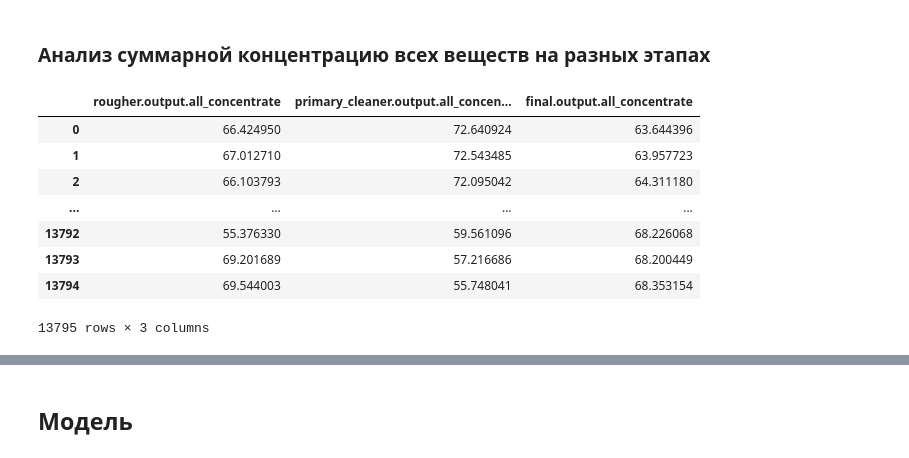
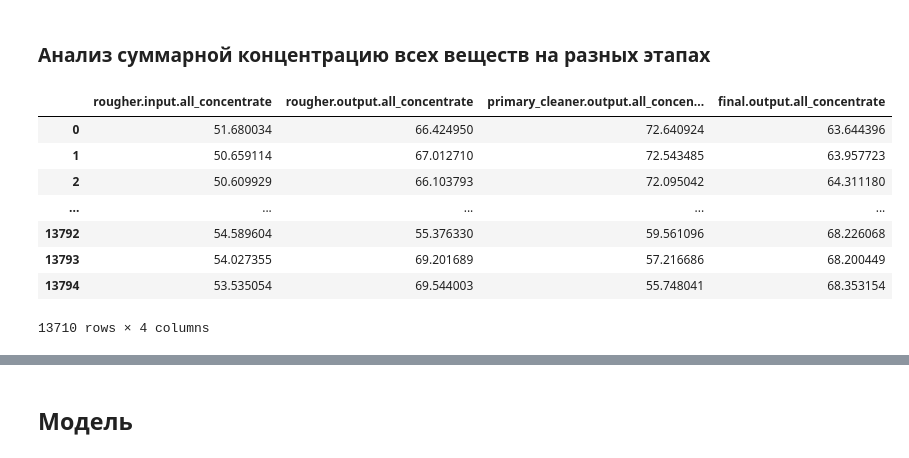
Before and after one commit to Danspers/9.Gold-recovery, a Jupyter notebook: Gold_recovery.ipynb, the cells around one changed output, grey strips where cells are left out. Saved outputs shown, nothing was run; the diff lists cells and outputs as text; code cells hidden in the pictures.

```diff
--- a/Gold_recovery.ipynb
+++ b/Gold_recovery.ipynb
@@ -576,0 +528,9 @@ for df in [df_train, df_test, df_full]:
+# %%
+# визуализация распределения значений признаков в датафрейме
+for col in new_columns[1:]:
+    print('\n')
+    plt.figure(figsize=(10.7, 5.7))
+    plt.boxplot(df_full[col])
+    plt.title('Графики распределения значений п-ра: ' + col)
+    plt.ylabel('Шкала значений параметра')
+    plt.show()
@@ -651,0 +659,4 @@ plt.show();
+# %%
+# аномальный объект с черезвычайно высокой конц. серебра (Ag)
+display(df_train[df_train['rougher.output.concentrate_ag'] > 23])
+df_train.drop(df_train[df_train['rougher.output.concentrate_ag'] > 23].index, inplace=True)
@@ -651,0 +667,5 @@ plt.show();
+# %%
+# аномальный объект с нулевой концентрацией золота (Au)
+for col in concentr_au.columns:
+    display(df_train[df_train[col] == 0])
+    df_train.drop(df_train[df_train[col] == 0].index, inplace=True)
@@ -700,7 +763,10 @@ plt.show();
 # %%
 # аномалии
 display(df_train[df_train['primary_cleaner.input.feed_size'] < 2])
+df_train.drop(df_train[df_train['primary_cleaner.input.feed_size'] < 2].index, inplace=True)
+
 display(df_test[df_test['primary_cleaner.input.feed_size'] > 11])
+df_test.drop(df_test[df_test['primary_cleaner.input.feed_size'] > 11].index, inplace=True)
 # %% [output]
 |  | date | rougher.calculation.sulfate_to_au... | rougher.calculation.floatbank10_s... | rougher.calculation.floatbank11_s... | rougher.calculation.au_pb_ratio | ... |
 | 12891 | 2018-06-30 16:59:59 | 34991.889384 | 2819.221974 | 2818.660038 | 1.383913 | ... |
@@ -723,33 +789,39 @@ ___
 # %%
 df_train_all_concentrate = pd.DataFrame()
 
+# дробление (конец этапа)
+df_train_all_concentrate['rougher.input.all_concentrate'] = df_train[['rougher.input.feed_ag',
+                                                                      'rougher.input.feed_pb',
+                                                                      'rougher.input.feed_sol',
+                                                                      'rougher.input.feed_au']].sum(axis=1)
+
 # грубый этап (флотация)
 df_train_all_concentrate['rougher.output.all_concentrate'] = df_train[['rougher.output.concentrate_ag',
-                                                       'rougher.output.concentrate_pb',
-                                                       'rougher.output.concentrate_sol',
-                                                       'rougher.output.concentrate_au']].sum(axis=1)
+                                                                       'rougher.output.concentrate_pb',
+                                                                       'rougher.output.concentrate_sol',
+                                                                       'rougher.output.concentrate_au']].sum(axis=1)
 
 # первичный чистовой этап
 df_train_all_concentrate['primary_cleaner.output.all_concentrate'] = df_train[['primary_cleaner.output.concentrate_ag',
-                                                               'primary_cleaner.output.concentrate_pb',
-                                                               'primary_cleaner.output.concentrate_sol',
-                                                               'primary_cleaner.output.concentrate_au']].sum(axis=1)
+                                                                       'primary_cleaner.output.concentrate_pb',
+                                                                       'primary_cleaner.output.concentrate_sol',
+                                                                       'primary_cleaner.output.concentrate_au']].sum(axis=1)
 
 # вторичный чистовой этап / финальный результат
 df_train_all_concentrate['final.output.all_concentrate'] = df_train[['final.output.concentrate_ag',
-                                                     'final.output.concentrate_pb',
-                                                     'final.output.concentrate_sol',
-                                                     'final.output.concentrate_au']].sum(axis=1)
+                                                                     'final.output.concentrate_pb',
+                                                                     'final.output.concentrate_sol',
+                                                                     'final.output.concentrate_au']].sum(axis=1)
 
 display(df_train_all_concentrate)
 # %% [output]
-|  | rougher.output.all_concentrate | primary_cleaner.output.all_concen... | final.output.all_concentrate |
-| 0 | 66.424950 | 72.640924 | 63.644396 |
-| 1 | 67.012710 | 72.543485 | 63.957723 |
-| 2 | 66.103793 | 72.095042 | 64.311180 |
-| ... | ... | ... | ... |
-| 13792 | 55.376330 | 59.561096 | 68.226068 |
-| 13793 | 69.201689 | 57.216686 | 68.200449 |
-| 13794 | 69.544003 | 55.748041 | 68.353154 |
+|  | rougher.input.all_concentrate | rougher.output.all_concentrate | primary_cleaner.output.all_concen... | final.output.all_concentrate |
+| 0 | 51.680034 | 66.424950 | 72.640924 | 63.644396 |
+| 1 | 50.659114 | 67.012710 | 72.543485 | 63.957723 |
+| 2 | 50.609929 | 66.103793 | 72.095042 | 64.311180 |
+| ... | ... | ... | ... | ... |
+| 13792 | 54.589604 | 55.376330 | 59.561096 | 68.226068 |
+| 13793 | 54.027355 | 69.201689 | 57.216686 | 68.200449 |
+| 13794 | 53.535054 | 69.544003 | 55.748041 | 68.353154 |
-13795 rows × 3 columns
+13710 rows × 4 columns
 # %%
```
Also changed, not shown: parts of 50 cells of this notebook.
